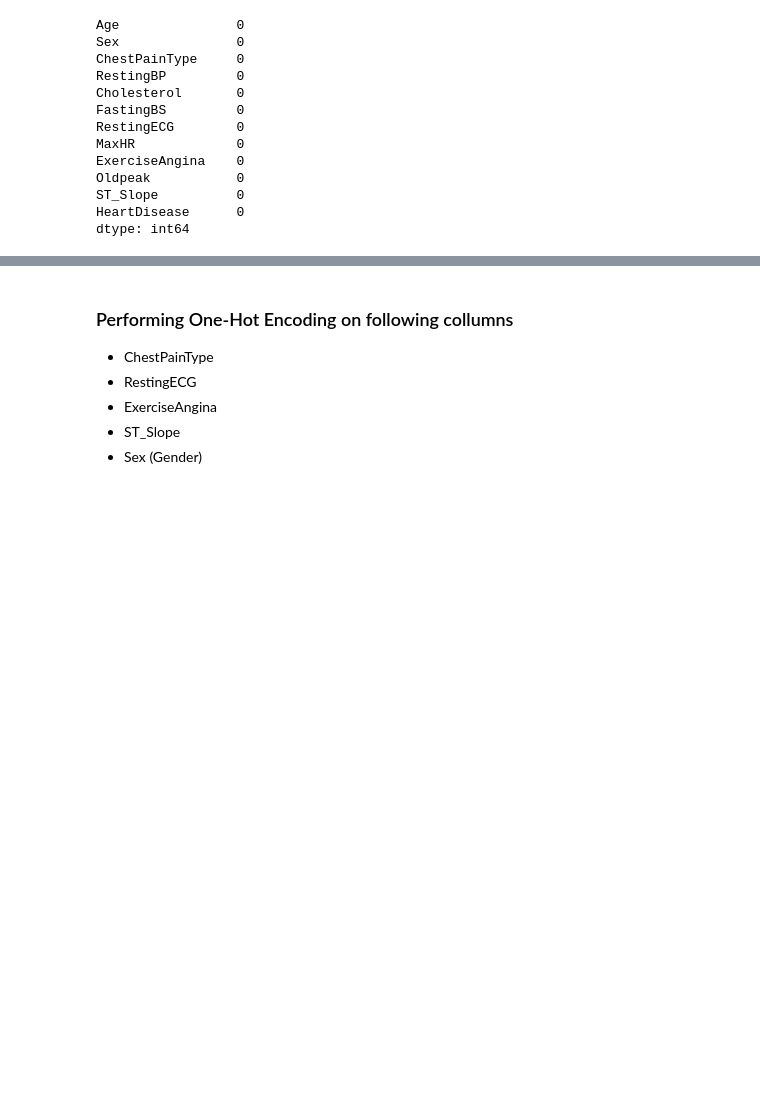
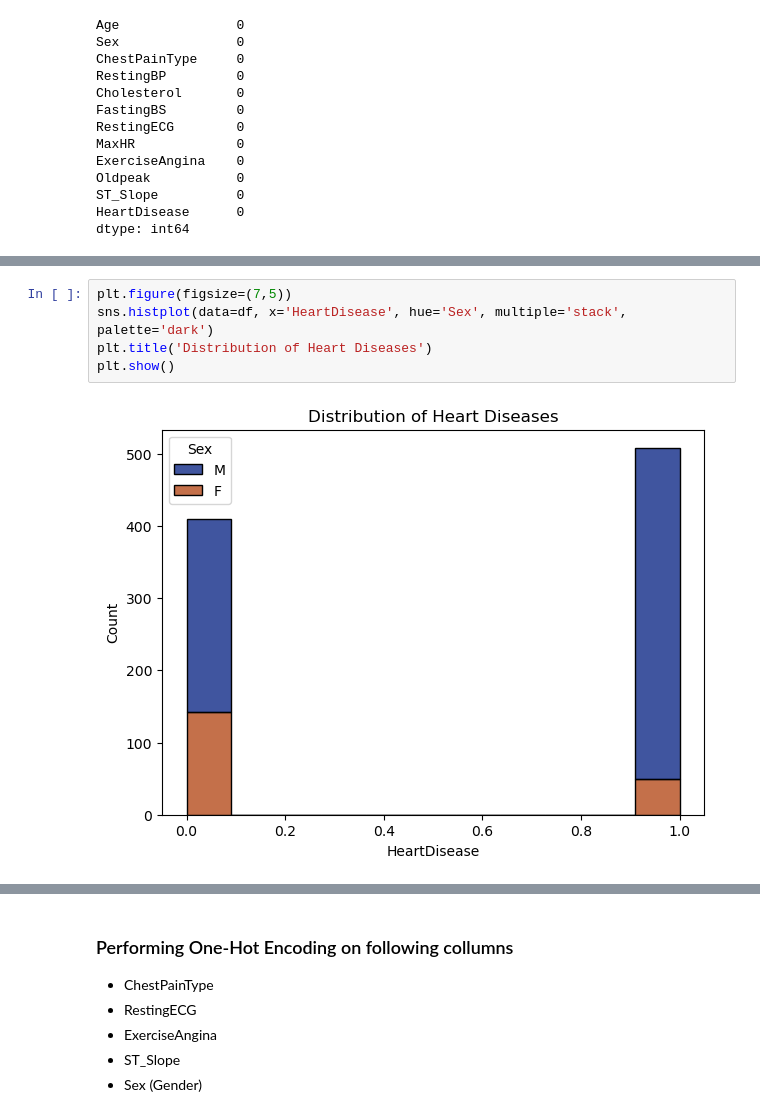
Before and after one commit to sahand-salmani/heart-disease-classification, a Jupyter notebook: heart_attack_classification.ipynb, the cells around one changed output, grey strips where cells are left out. Drawn from its saved outputs; the diff is of its cells as text; blank space fills up the shorter version.

```diff
--- a/heart_attack_classification.ipynb
+++ b/heart_attack_classification.ipynb
@@ -44,0 +84,7 @@ dtype: int64
+# %%
+plt.figure(figsize=(7,5))
+sns.histplot(data=df, x='HeartDisease', hue='Sex', multiple='stack', palette='dark')
+plt.title('Distribution of Heart Diseases')
+plt.show()
+# %% [output]
+[figure, added]
```
Also changed, not shown: parts of 8 cells of this notebook.
